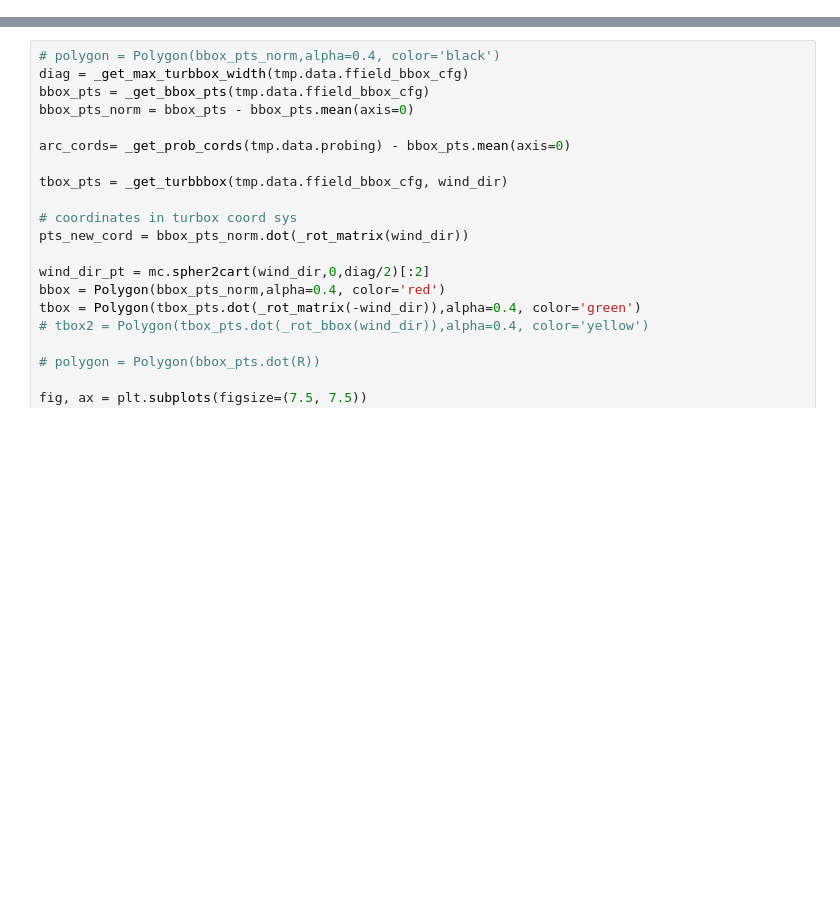
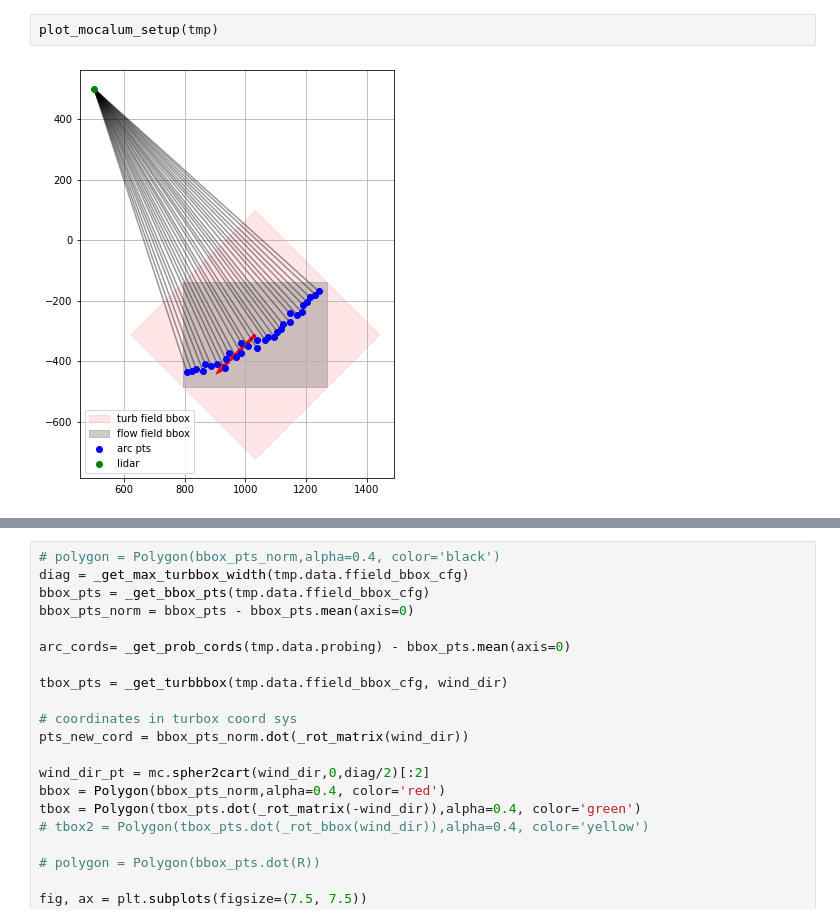
Before and after one commit to Burro7J/mocalum, a Jupyter notebook: examples/andreas_pycont_implementation.ipynb, the cells around one changed output, grey strips where cells are left out. Saved outputs shown, nothing was run; the diff lists cells and outputs as text; blank space fills up the shorter version.

```diff
--- a/examples/andreas_pycont_implementation.ipynb
+++ b/examples/andreas_pycont_implementation.ipynb
@@ -19,0 +67,4 @@ from pyconturb.wind_profiles import constant_profile, power_profile  # wind-spee
+# %%
+plot_mocalum_setup(tmp)
+# %% [output]
+[figure, added]
```
Also changed, not shown: parts of 12 cells of this notebook, 5 other files.
